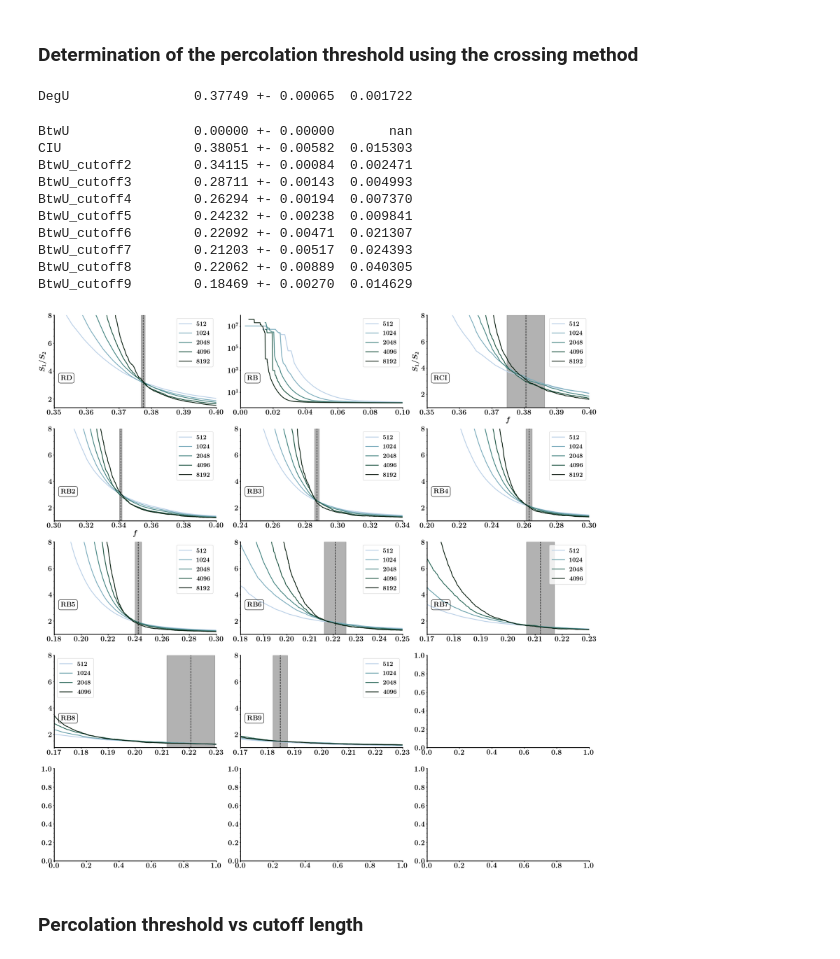
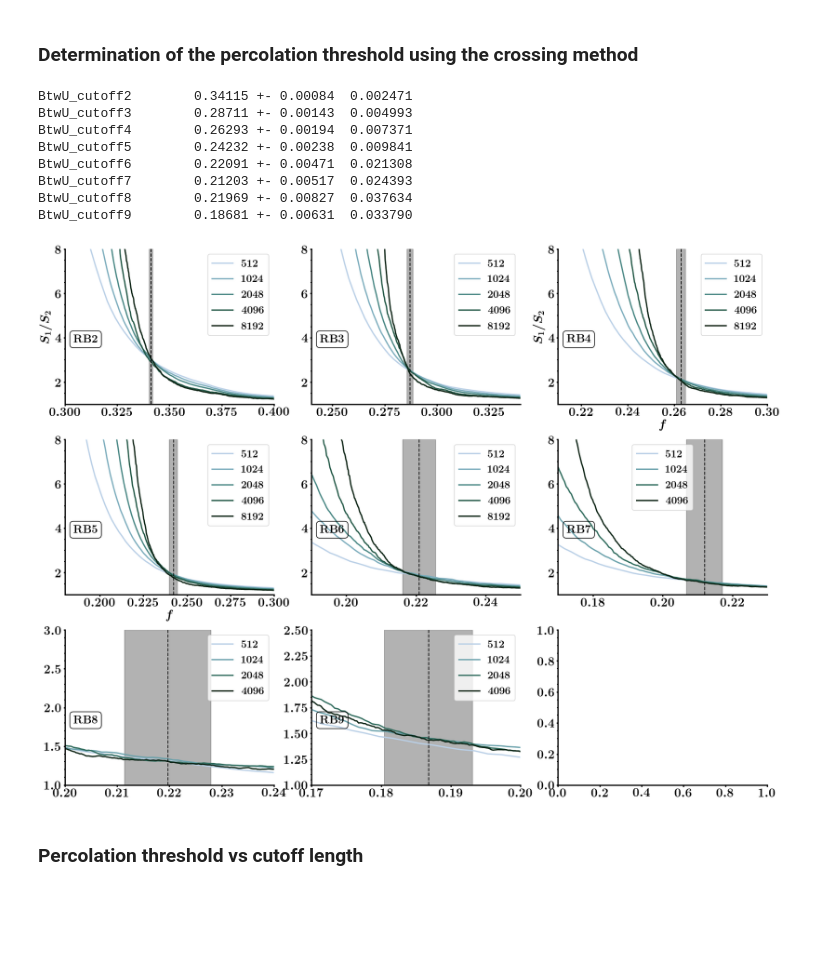
Before and after one commit to nahuelalmeira/dismantlingScaling, a Jupyter notebook: python/DT_pc.ipynb, the cells around one changed output. Drawn from its saved outputs; the diff is of its cells as text; code cells hidden in the pictures; blank space fills up the shorter version.

Commit message:
Improved several plots

```diff
--- a/python/DT_pc.ipynb
+++ b/python/DT_pc.ipynb
@@ -24,11 +24,13 @@ net_dir = os.path.join('..', 'networks', net_type)
 def plot_S1_over_S2(net_type):
 
     l_values = range(2, 10)
-    attacks = ['DegU', 'BtwU', 'CIU'] + ['BtwU_cutoff%d' % l for l in l_values]
+    attacks = ['BtwU_cutoff%d' % l for l in l_values] #+ ['DegU', 'BtwU', 'CIU']
 
     ncols = 3
-    nrows = len(attacks) // ncols + len(attacks) % ncols
-    fig, axes = plt.subplots(figsize=(10*ncols, 6*nrows), ncols=ncols, nrows=nrows)
+    nrows = len(attacks) // ncols
+    if len(attacks) % ncols:
+        nrows += 1
+    fig, axes = plt.subplots(figsize=(8*ncols, 6*nrows), ncols=ncols, nrows=nrows)
     axes = axes.flatten()
 
     fc_values = {}
@@ -77,7 +79,7 @@ def plot_S1_over_S2(net_type):
             ymax = 8.0
 
         if attack == 'BtwU_cutoff4':
-            fmin = 0.2
+            fmin = 0.21
             fmax = 0.3
             ymin = 1.
             ymax = 8.0
@@ -89,7 +91,7 @@ def plot_S1_over_S2(net_type):
             ymax = 8.0
 
         if attack == 'BtwU_cutoff6':
-            fmin = 0.18
+            fmin = 0.19
             fmax = 0.25
             ymin = 1.
             ymax = 8.0
@@ -99,6 +101,18 @@ def plot_S1_over_S2(net_type):
             fmax = 0.23
             ymin = 1.
             ymax = 8.0
+
+        if attack == 'BtwU_cutoff8':
+            fmin = 0.20
+            fmax = 0.24
+            ymin = 1.
+            ymax = 3.0
+
+        if attack == 'BtwU_cutoff9':
+            fmin = 0.17
+            fmax = 0.20
+            ymin = 1.
+            ymax = 2.5
 
         if attack == 'CIU':
             fmin = 0.35
@@ -128,46 +142,43 @@ def plot_S1_over_S2(net_type):
 
         mean_fc, std_fc = compute_fc_v2(dfs, fmin, fmax, only_next=False, verbose=False)
 
         fc_values[attack] = (mean_fc, std_fc)
 
         print('{:20}{:.5f} +- {:.5f}{:10f}'.format(attack, mean_fc, std_fc, std_fc/mean_fc))
 
         ax.axvline(mean_fc, linestyle='--', color='k', linewidth=2)
         ax.fill_betweenx([ymin, ymax], mean_fc-std_fc, mean_fc+std_fc, color='k', alpha=0.3)
 
         bbox = {'boxstyle': 'round', 'fc': 'None'}
-        ax.text(0.04, 0.3, attack_dict[attack], fontsize=26, transform=ax.transAxes, bbox=bbox,
+        ax.text(0.04, 0.4, attack_dict[attack], fontsize=26, transform=ax.transAxes, bbox=bbox,
                 horizontalalignment='left')
         #ax.text(0.04, 0.12, letters[j], fontsize=36, transform=ax.transAxes,
         #        horizontalalignment='left')
         ax.legend(loc='best', fontsize=24)
 
     sns.despine()
     plt.tight_layout()
 
     fig_name = os.path.join(fig_dir, 'crossing_method_' + net_type)
     plt.savefig(fig_name + '.png')
     plt.savefig(fig_name + '.pdf')
 
     plt.show()
 
     return fc_values
 
 net_type = 'DT'
 fc_values = plot_S1_over_S2(net_type=net_type)
 # %% [output]
-DegU                0.37749 +- 0.00065  0.001722
+BtwU_cutoff2        0.34115 +- 0.00084  0.002471
+BtwU_cutoff3        0.28711 +- 0.00143  0.004993
+BtwU_cutoff4        0.26293 +- 0.00194  0.007371
+BtwU_cutoff5        0.24232 +- 0.00238  0.009841
+BtwU_cutoff6        0.22091 +- 0.00471  0.021308
+BtwU_cutoff7        0.21203 +- 0.00517  0.024393
+BtwU_cutoff8        0.21969 +- 0.00827  0.037634
+BtwU_cutoff9        0.18681 +- 0.00631  0.033790
-BtwU                0.00000 +- 0.00000       nan
-CIU                 0.38051 +- 0.00582  0.015303
-BtwU_cutoff2        0.34115 +- 0.00084  0.002471
-BtwU_cutoff3        0.28711 +- 0.00143  0.004993
-BtwU_cutoff4        0.26294 +- 0.00194  0.007370
-BtwU_cutoff5        0.24232 +- 0.00238  0.009841
-BtwU_cutoff6        0.22092 +- 0.00471  0.021307
-BtwU_cutoff7        0.21203 +- 0.00517  0.024393
-BtwU_cutoff8        0.22062 +- 0.00889  0.040305
-BtwU_cutoff9        0.18469 +- 0.00270  0.014629
-[figure, old version]
+[figure, new version]
 # %% [markdown]
 ### Percolation threshold vs cutoff length
 # %%
```
Also changed, not shown: parts of 1 cell of this notebook, 7 other files.
